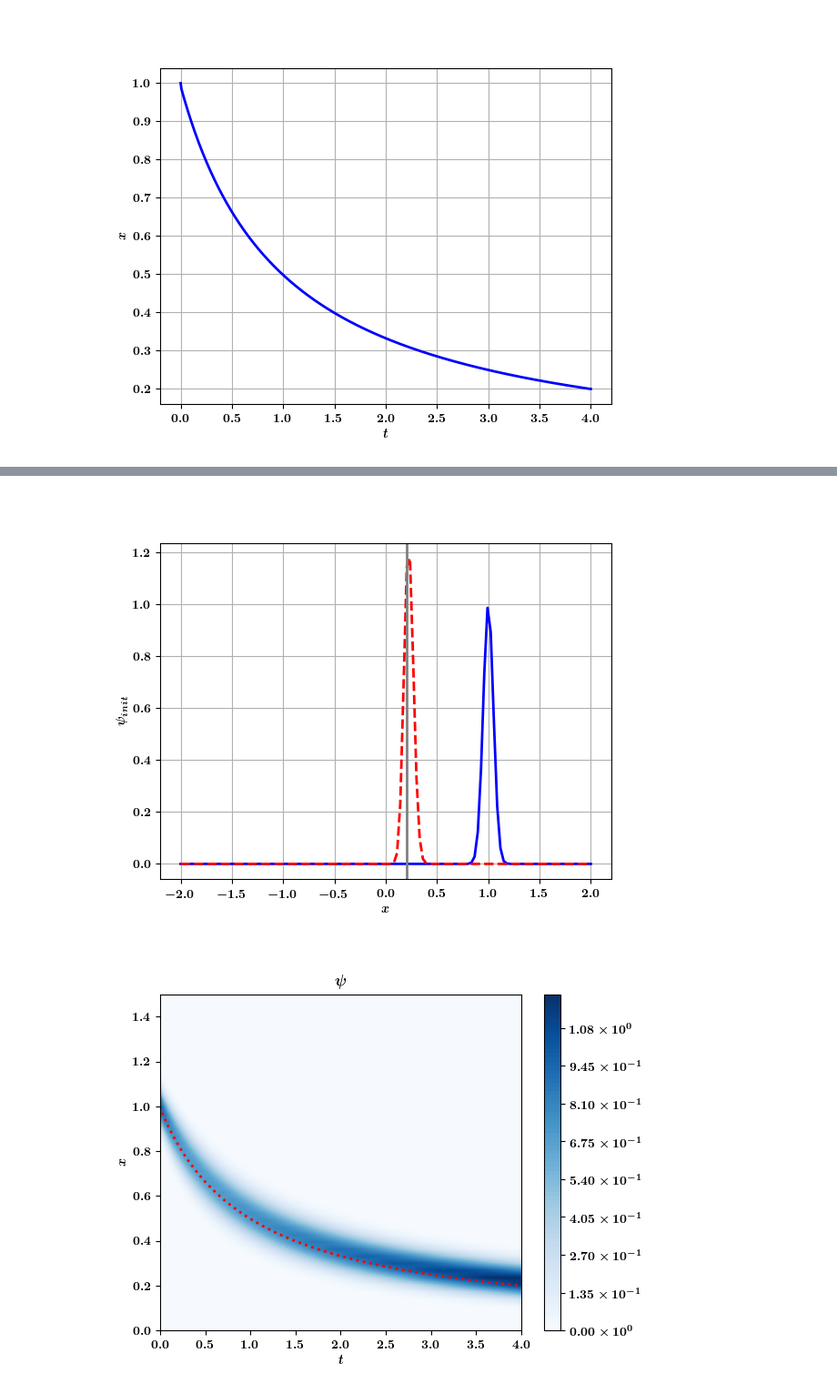
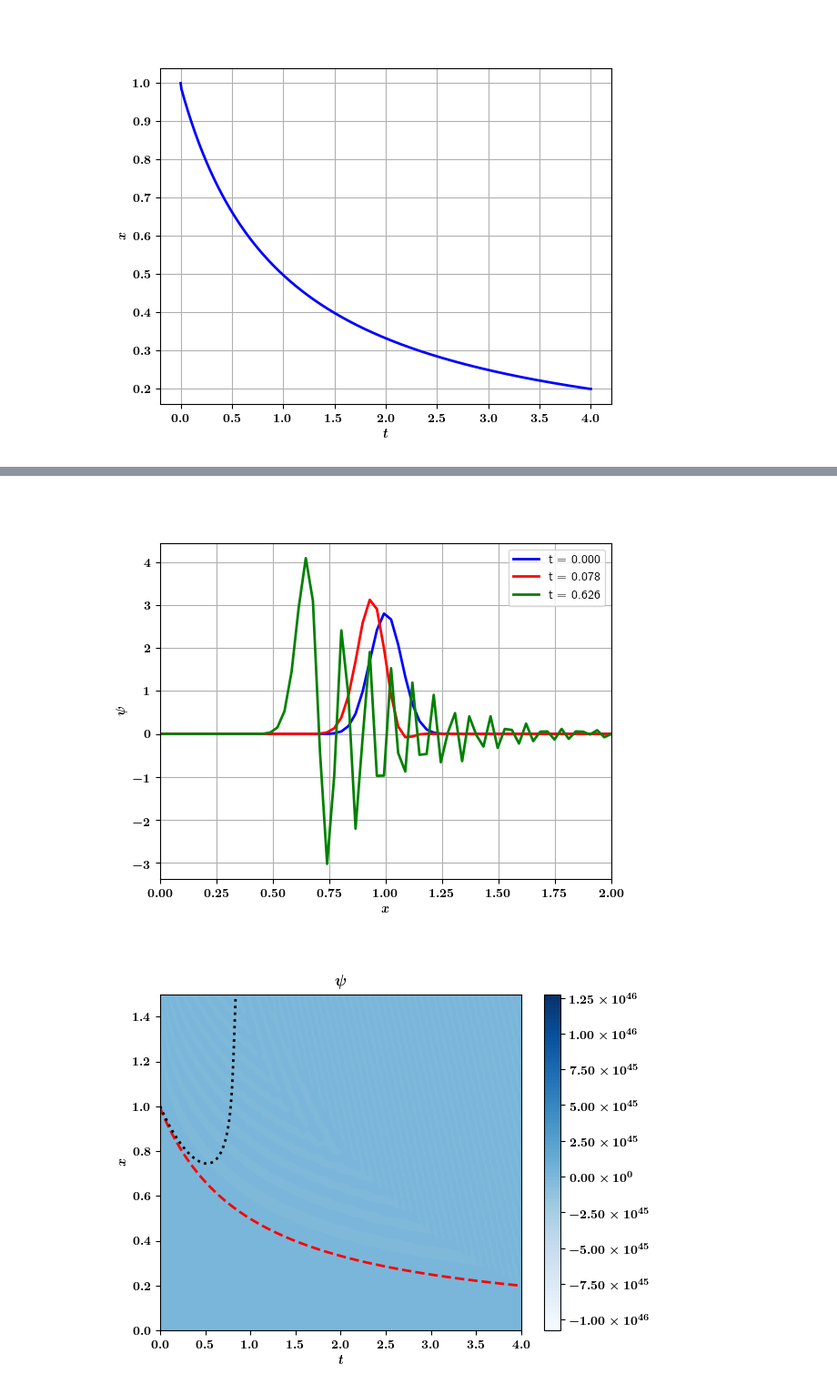
Before and after one commit to QuCF/scripts-py, a Jupyter notebook: jupyter-notebooks/NL/x2-adv.ipynb, the cells around one changed output, grey strips where cells are left out. Shown: that part at 91% size. Cells and saved outputs as stored; diff of their text form; code cells hidden in the pictures.

```diff
--- a/jupyter-notebooks/NL/x2-adv.ipynb
+++ b/jupyter-notebooks/NL/x2-adv.ipynb
@@ -29,6 +29,8 @@ C:\Users\novikau1\Documents\work\codes\QuCF\scripts-py
 # --- Launch to change cells' width ---
 from IPython.display import display, HTML
 display(HTML("<style>.container { width:100% !important; }</style>"))
+
+colors_ = ["blue", "red", "green", "gray", "black"]
 
 from matplotlib import ticker
 cmap_two_signs_= 'coolwarm'
@@ -43,6 +45,8 @@ def fmt_(x, pos):
     a, b = '{:.2e}'.format(x).split('e')
     b = int(b)
     return r'${} \times 10^{{{}}}$'.format(a, b)
+
+path_save_ = "./jupyter-notebooks/NL/results/"
 # %%
 # ---------------------------------------------------------------------------------------------------
 # --- Prepare intial parameters ---
@@ -376,37 +382,61 @@ KeyboardInterrupt:
+# %%
+# ---------------------------------------------------------------------------------------------------
+# --- Compute mean value ---
+# ---------------------------------------------------------------------------------------------------
+x_operator = np.diag(x)
+
+mean_t = np.zeros(Nt)
+for it in range(Nt):
+    psi_t1   = psi_tx_matrix[it,:]
+    psi_t1_c = np.conjugate(psi_t1)
+
+    # mean_t[it] = psi_t1_c.dot(x*psi_t1)
+    # mean_t[it] = psi_t1_c.dot(x_operator.dot(psi_t1)) * dx
+    norm = psi_t1_c.dot(psi_t1) * dx
+    mean_t[it] = np.trapz(x*psi_t1_c*psi_t1, dx=dx) / norm
 # %%
 # ---------------------------------------------------------------------------------------------------
-# --- Print psi_tx_uw(t,x) ---
+# --- Print psi_tx_matrix(t,x) ---
 # ---------------------------------------------------------------------------------------------------
 XX, YY = np.meshgrid(t, x)
 
-plt.close()
 fig_tx = plt.figure()
 ax = fig_tx.add_subplot(111)
-cs = ax.contourf(XX, YY, np.transpose(psi_tx_uw.real), levels=100, cmap=cmap_two_signs_)
+cs = ax.contourf(XX, YY, np.transpose(psi_tx_matrix.real), levels=100, cmap=cmap_two_signs_)
 fig_tx.colorbar(cs, ax = ax, format=ticker.FuncFormatter(fmt_))
-ax.plot(t, x_direct, color='r', linewidth = 2, linestyle=':')
+ax.plot(t, sol_ref, color='r', linewidth = 2, linestyle='--')
+ax.plot(t, mean_t, color='black', linewidth = 2, linestyle=':')
 ax.set_xlabel('$t$')
 ax.set_ylabel('$x$')
 ax.set_title('$\psi$')
 ax.set_ylim(0.0, 1.5)
 
 # ---------------------------------------------------------------------------------------------------
 # --- Print psi(x) at different t ---
 # ---------------------------------------------------------------------------------------------------
+t_moments = [10, 80]
+
 fig = plt.figure()
 ax = fig.add_subplot(111)
-ax.plot(x, psi_tx_uw.real[0,:], color='b', linewidth = 2, linestyle='-')
-# ax.plot(x, psi_tx_uw.real[10,:], color='r', linewidth = 2, linestyle='--')
-# ax.plot(x, psi_tx_uw.real[40,:], color='r', linewidth = 2, linestyle='--')
-# ax.plot(x, psi_tx_uw.real[80,:], color='r', linewidth = 2, linestyle='--')
-ax.plot(x, psi_tx_uw.real[-1,:], color='r', linewidth = 2, linestyle='--')
-# ax.vlines(x_direct[-1], ax.get_ylim()[0]-1, ax.get_ylim()[1]+1)
-ax.axvline(x_direct[-1], ymin = ax.get_ylim()[0], ymax = ax.get_ylim()[1], color = 'gray', linewidth = 2, linestyle = "-")
+ax.plot(x, psi_tx_matrix.real[0,:], color='b', linewidth = 2, linestyle='-', label="t = {:0.3f}".format(t[0]))
+
+counter = 0
+for it_ind in t_moments:
+    counter += 1
+    ax.plot(x, psi_tx_matrix.real[it_ind,:], color=colors_[counter], linewidth = 2, linestyle='-', label="t = {:0.3f}".format(t[it_ind]))
+    # ax.axvline(mean_t[it_ind], ymin = ax.get_ylim()[0], ymax = ax.get_ylim()[1], color = 'gray', linewidth = 2, linestyle = "--")
+del counter
+
+# ax.plot(x, psi_tx_matrix.real[-1,:], color='r', linewidth = 2, linestyle='--')
+# ax.axvline(sol_ref[-1], ymin = ax.get_ylim()[0], ymax = ax.get_ylim()[1], color = 'gray', linewidth = 2, linestyle = "-")
+
+plt.xlim([0,2])
+
 plt.xlabel('$x$')
-plt.ylabel("$\psi_{init}$")
-# ax.legend()
+plt.ylabel("$\psi$")
+ax.legend()
 plt.grid(True)
 plt.show()
 # %% [output]
-[figure, old version]
+[figure, new version]
-[figure, old version]
+[figure, new version]
```
Also changed, not shown: parts of 17 cells of this notebook, 10 other files.
